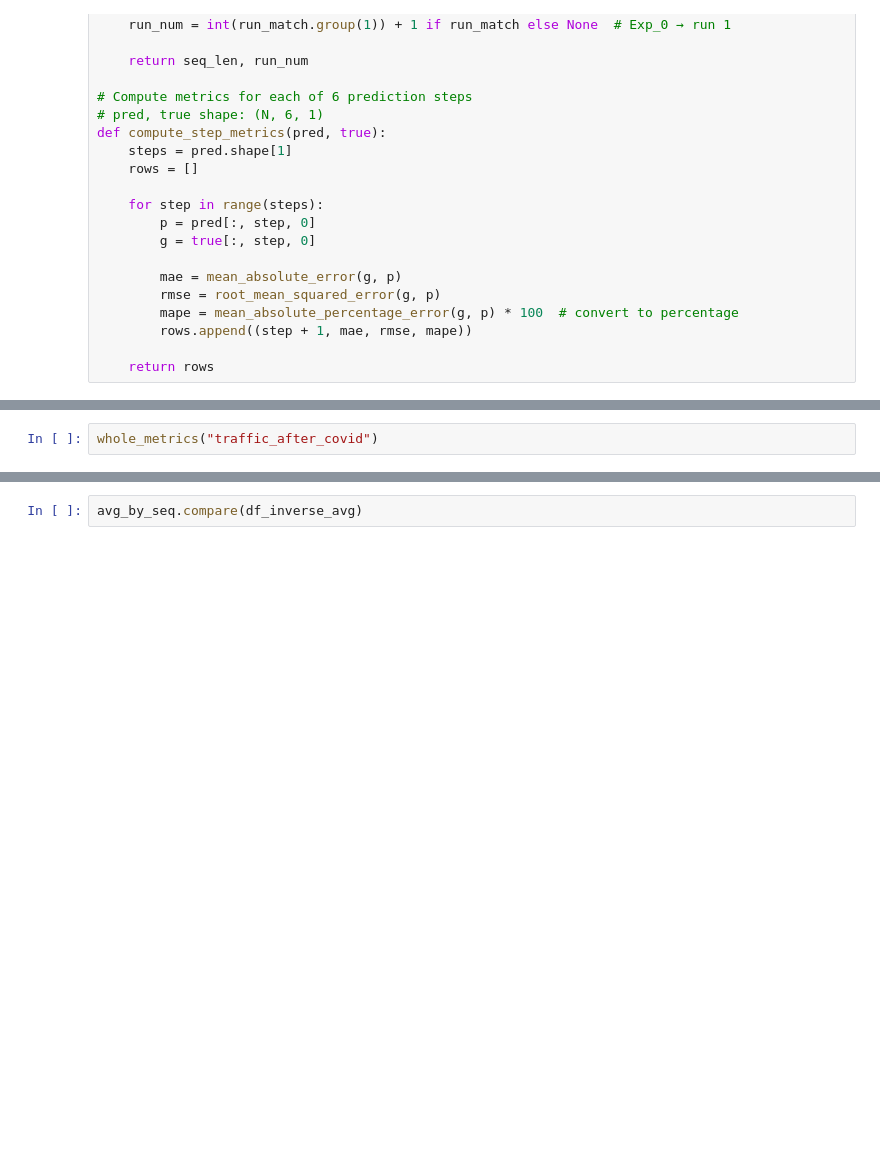
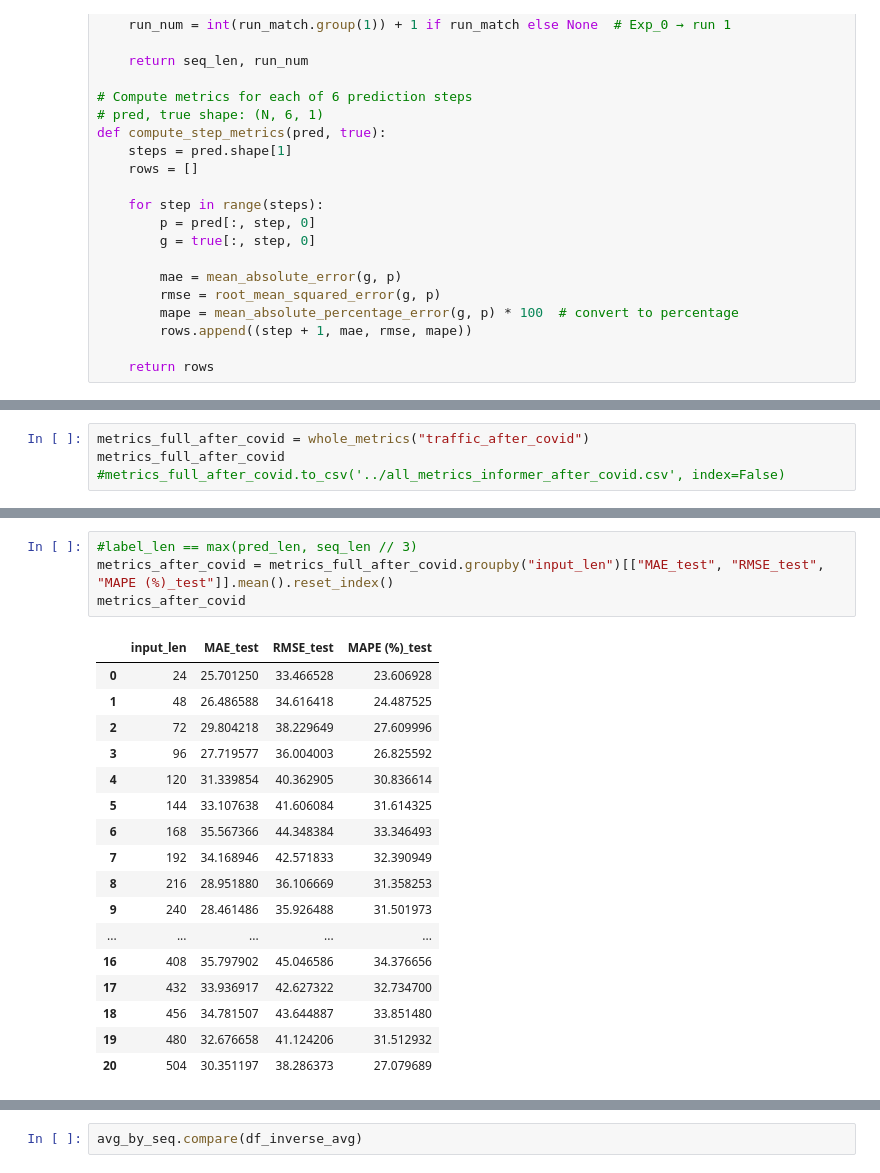
Before and after one commit to YueLi-0816/traffic_prediction, a Jupyter notebook: informer_final.ipynb, the cells around one changed output, grey strips where cells are left out. Drawn from its saved outputs; the diff is of its cells as text; blank space fills up the shorter version.

```diff
--- a/informer_final.ipynb
+++ b/informer_final.ipynb
@@ -267,2 +246,4 @@ metrics_full = whole_metrics("traffic_full")
 # %%
-whole_metrics("traffic_after_covid")
+metrics_full_after_covid = whole_metrics("traffic_after_covid")
+metrics_full_after_covid
+#metrics_full_after_covid.to_csv('../all_metrics_informer_after_covid.csv', index=False)
@@ -292,0 +311,22 @@ avg_by_seq
+# %%
+#label_len == max(pred_len, seq_len // 3)
+metrics_after_covid = metrics_full_after_covid.groupby("input_len")[["MAE_test", "RMSE_test", "MAPE (%)_test"]].mean().reset_index()
+metrics_after_covid
+# %% [output]
+|  | input_len | MAE_test | RMSE_test | MAPE (%)_test |
+| 0 | 24 | 25.701250 | 33.466528 | 23.606928 |
+| 1 | 48 | 26.486588 | 34.616418 | 24.487525 |
+| 2 | 72 | 29.804218 | 38.229649 | 27.609996 |
+| 3 | 96 | 27.719577 | 36.004003 | 26.825592 |
+| 4 | 120 | 31.339854 | 40.362905 | 30.836614 |
+| 5 | 144 | 33.107638 | 41.606084 | 31.614325 |
+| 6 | 168 | 35.567366 | 44.348384 | 33.346493 |
+| 7 | 192 | 34.168946 | 42.571833 | 32.390949 |
+| 8 | 216 | 28.951880 | 36.106669 | 31.358253 |
+| 9 | 240 | 28.461486 | 35.926488 | 31.501973 |
+| ... | ... | ... | ... | ... |
+| 16 | 408 | 35.797902 | 45.046586 | 34.376656 |
+| 17 | 432 | 33.936917 | 42.627322 | 32.734700 |
+| 18 | 456 | 34.781507 | 43.644887 | 33.851480 |
+| 19 | 480 | 32.676658 | 41.124206 | 31.512932 |
+| 20 | 504 | 30.351197 | 38.286373 | 27.079689 |
```
Also changed, not shown: parts of 26 cells of this notebook.
